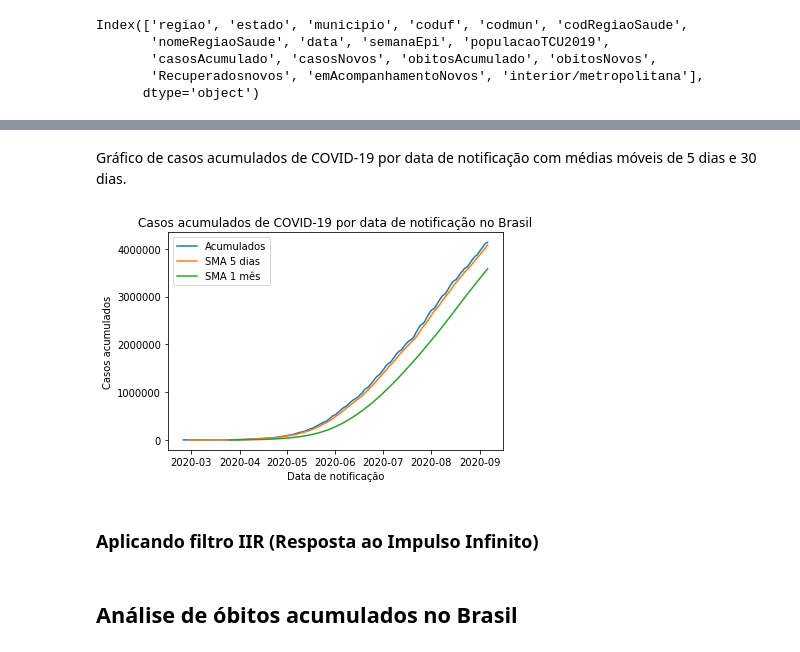
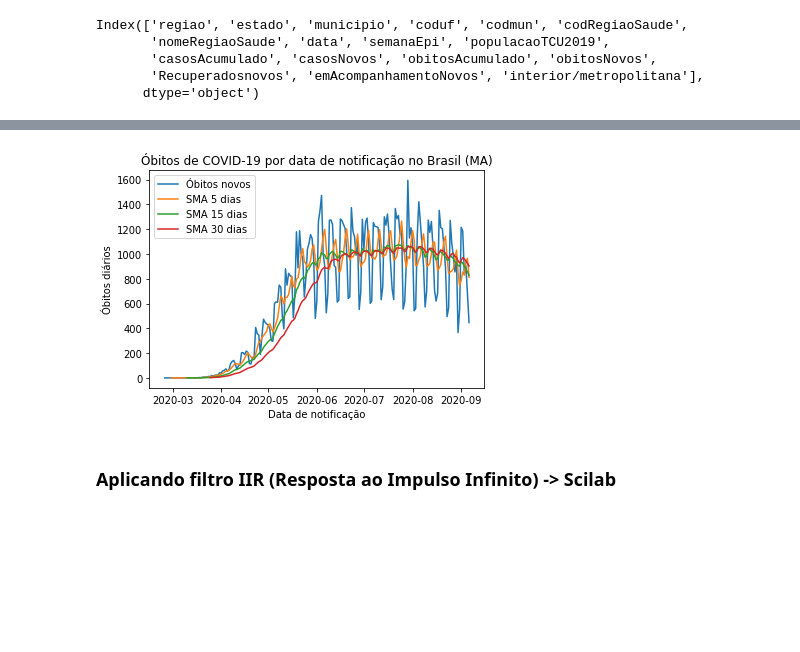
Before and after one commit to alexandrerussi/brasil-covid19-analysis, a Jupyter notebook: Moving_Average_COVID19_Brasil.ipynb, the cells around one changed output, grey strips where cells are left out. Saved outputs shown, nothing was run; the diff lists cells and outputs as text; code cells hidden in the pictures; blank space fills up the shorter version.

Commit message:
ajustes em filtros de média móvel e IIR

```diff
--- a/Moving_Average_COVID19_Brasil.ipynb
+++ b/Moving_Average_COVID19_Brasil.ipynb
@@ -54,4 +139,5 @@ Index(['regiao', 'estado', 'municipio', 'coduf', 'codmun', 'codRegiaoSaude',
 # %%
-df_br = df.loc[df['regiao'] == 'Brasil']
-df_br
+df_br_ob = df.loc[df['regiao'] == 'Brasil']
+df_br_ob = df_br_ob[['data', 'obitosNovos']]
+df_br_ob
 # %% [output]
@@ -90,6 +159,7 @@ df_br
 # %%
-df_br['SMA_5'] = df_br.iloc[:,1].rolling(window=5).mean()
-df_br['SMA_30'] = df_br.iloc[:,1].rolling(window=30).mean()
+df_br_ob['SMA_5'] = df_br_ob.iloc[:,1].rolling(window=5).mean()
+df_br_ob['SMA_15'] = df_br_ob.iloc[:,1].rolling(window=15).mean()
+df_br_ob['SMA_30'] = df_br_ob.iloc[:,1].rolling(window=30).mean()
 
-df_br
+df_br_ob
 # %% [output]
@@ -118,13 +179,13 @@ See the caveats in the documentation: https://pandas.pydata.org/pandas-docs/stab
-# %% [markdown]
-Gráfico de casos acumulados de COVID-19 por data de notificação com médias móveis de 5 dias e 30 dias.
 # %%
-plt.plot(df_br['data'], df_br['casosAcumulado'], label='Acumulados')
-plt.plot(df_br['data'], df_br['SMA_5'], label='SMA 5 dias')
-plt.plot(df_br['data'], df_br['SMA_30'], label='SMA 1 mês')
-plt.title('Casos acumulados de COVID-19 por data de notificação no Brasil')
+plt.plot(df_br_ob['data'], df_br_ob['obitosNovos'], label='Óbitos novos')
+plt.plot(df_br_ob['data'], df_br_ob['SMA_5'], label='SMA 5 dias')
+plt.plot(df_br_ob['data'], df_br_ob['SMA_15'], label='SMA 15 dias')
+plt.plot(df_br_ob['data'], df_br_ob['SMA_30'], label='SMA 30 dias')
+plt.title('Óbitos de COVID-19 por data de notificação no Brasil (MA)')
 plt.xlabel('Data de notificação')
-plt.ylabel('Casos acumulados')
+plt.ylabel('Óbitos diários')
 plt.legend(loc='best')
+plt.savefig('graphs/obitos_covid_media_movel.png')
 plt.show()
 # %% [output]
-[figure, old version]
+[figure, new version]
@@ -133,2 +192,2 @@ df_br.to_excel('casos_acumulados_covid19_sma.xlsx', index=False)
 # %% [markdown]
-### Aplicando filtro IIR (Resposta ao Impulso Infinito)
+### Aplicando filtro IIR (Resposta ao Impulso Infinito) -> Scilab
@@ -138,2 +193,0 @@ df_csv.to_csv('casos_acumulados.csv', sep=',', index=False)
-# %% [markdown]
-## Análise de óbitos acumulados no Brasil
```
Also changed, not shown: parts of 21 cells of this notebook, 10 other files.
